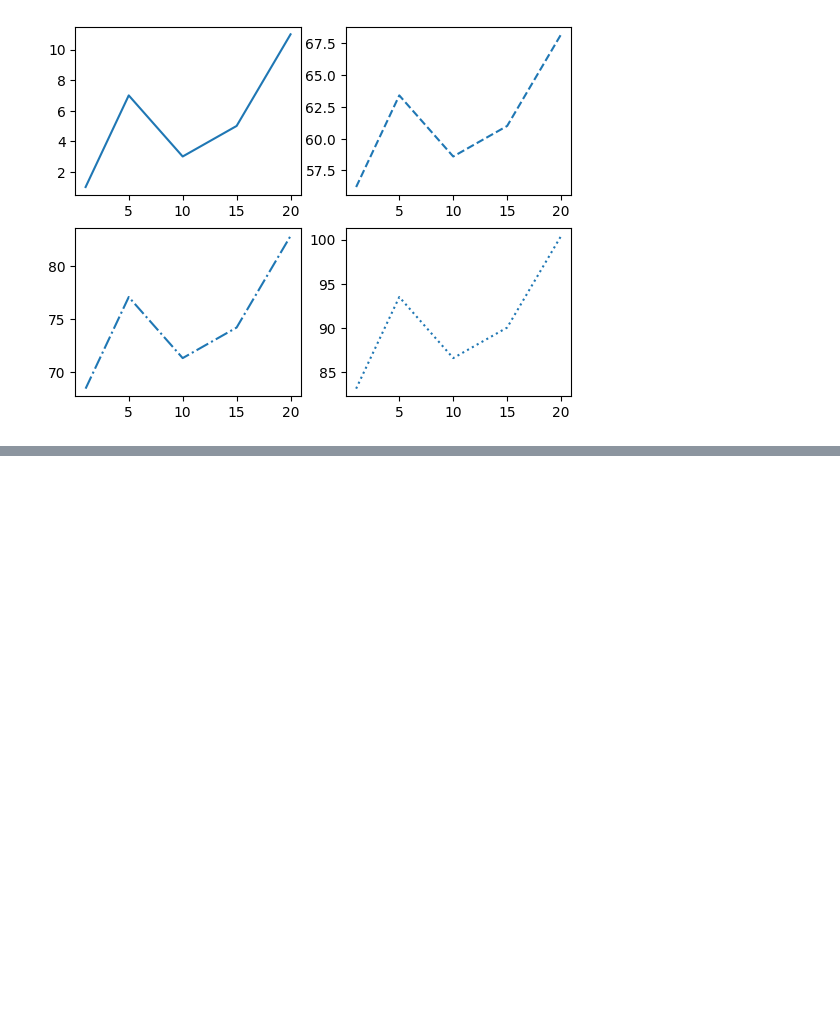
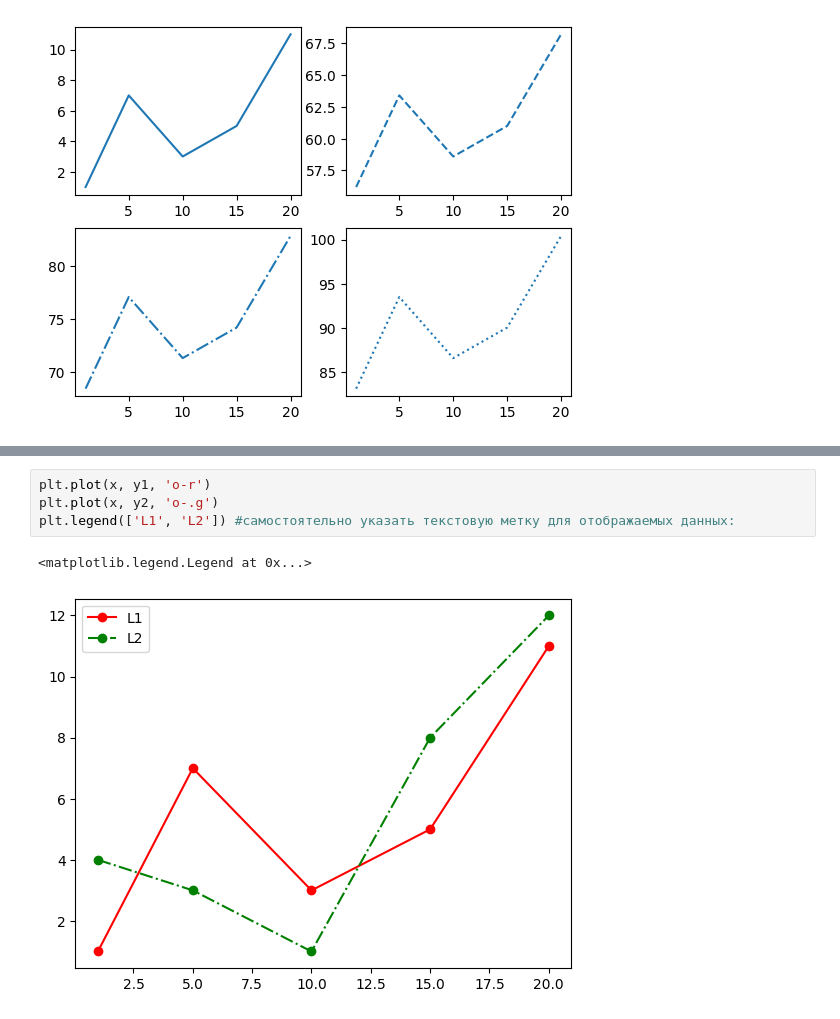
Before and after one commit to Vitalyastiy/cheat-python, a Jupyter notebook: viz/Plt_учебник.ipynb, the cells around one changed output, grey strips where cells are left out. Saved outputs shown, nothing was run; the diff lists cells and outputs as text; blank space fills up the shorter version.

```diff
--- a/viz/Plt_учебник.ipynb
+++ b/viz/Plt_учебник.ipynb
@@ -308,0 +323,7 @@ plt.plot(x, y4, ':')
+# %%
+plt.plot(x, y1, 'o-r')
+plt.plot(x, y2, 'o-.g')
+plt.legend(['L1', 'L2']) #самостоятельно указать текстовую метку для отображаемых данных:
+# %% [output]
+<matplotlib.legend.Legend at 0x...>
+[figure, added]
```
Also changed, not shown: parts of 9 cells of this notebook.
